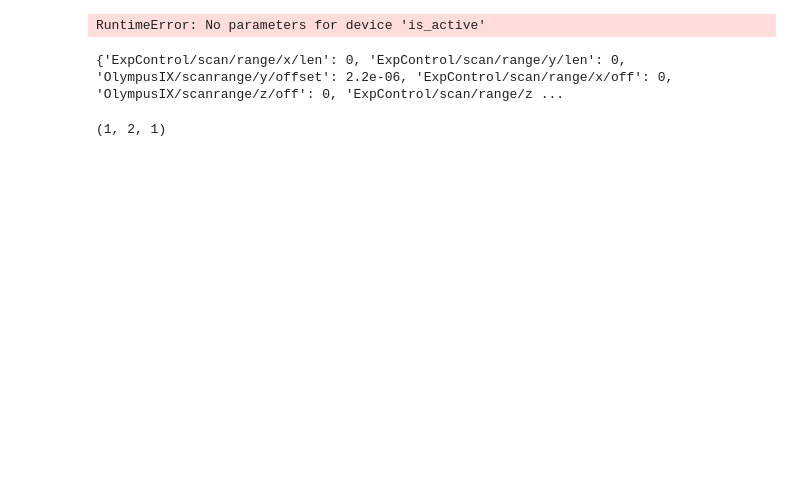
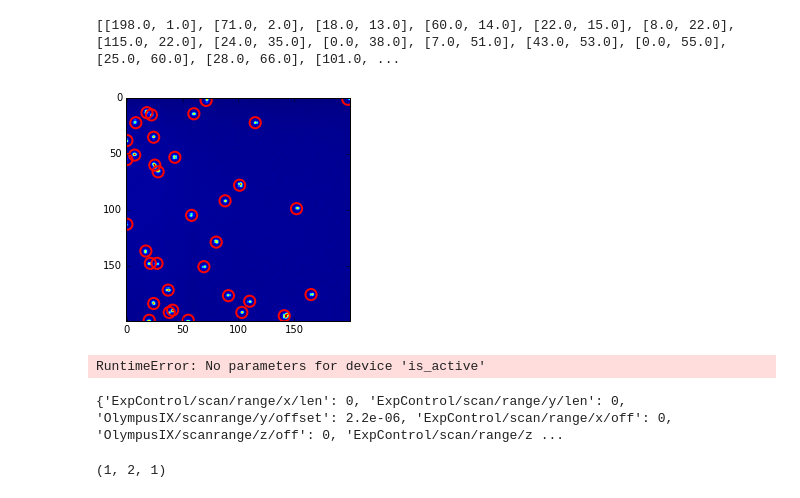
Before and after one commit to hoerlteam/sted_automation, a Jupyter notebook: main_file_automation.ipynb, the cells around one changed output. Saved outputs shown, nothing was run; the diff lists cells and outputs as text; code cells hidden in the pictures; blank space fills up the shorter version.

```diff
--- a/main_file_automation.ipynb
+++ b/main_file_automation.ipynb
@@ -20,3 +22,22 @@ s = datastructures.Settings()
+# %%
+def find_blobs(ms, series=0):
+    dta = ms.stack(series).data()[0,0,:,:]
+    blbs = blob_log(dta, max_sigma=30, num_sigma=10, threshold=0.02)
+    res = []
+    for b in blbs:
+        res.append([b[1], b[0]])
+    return res
+# %%
+blbs = find_blobs(ms)
+p = plt.imshow(ms.stack(0).data()[0,0,:,:], interpolation='nearest')
+print(find_blobs(ms))
+for blb in blbs:
+    x, y = blb
+    c = plt.Circle((x, y), 5, color='red', linewidth=2, fill=False)
+    p.axes.add_patch(c)
+# %% [output]
+[[198.0, 1.0], [71.0, 2.0], [18.0, 13.0], [60.0, 14.0], [22.0, 15.0], [8.0, 22.0], [115.0, 22.0], [24.0, 35.0], [0.0, 38.0], [7.0, 51.0], [43.0, 53.0], [0.0, 55.0], [25.0, 60.0], [28.0, 66.0], [101.0, ...
+[figure, added]
 # %%
 #s.load_from_file('C://Users//RESOLFT//Desktop//test.json')
 
```
Also changed, not shown: parts of 5 cells of this notebook, 6 other files.
